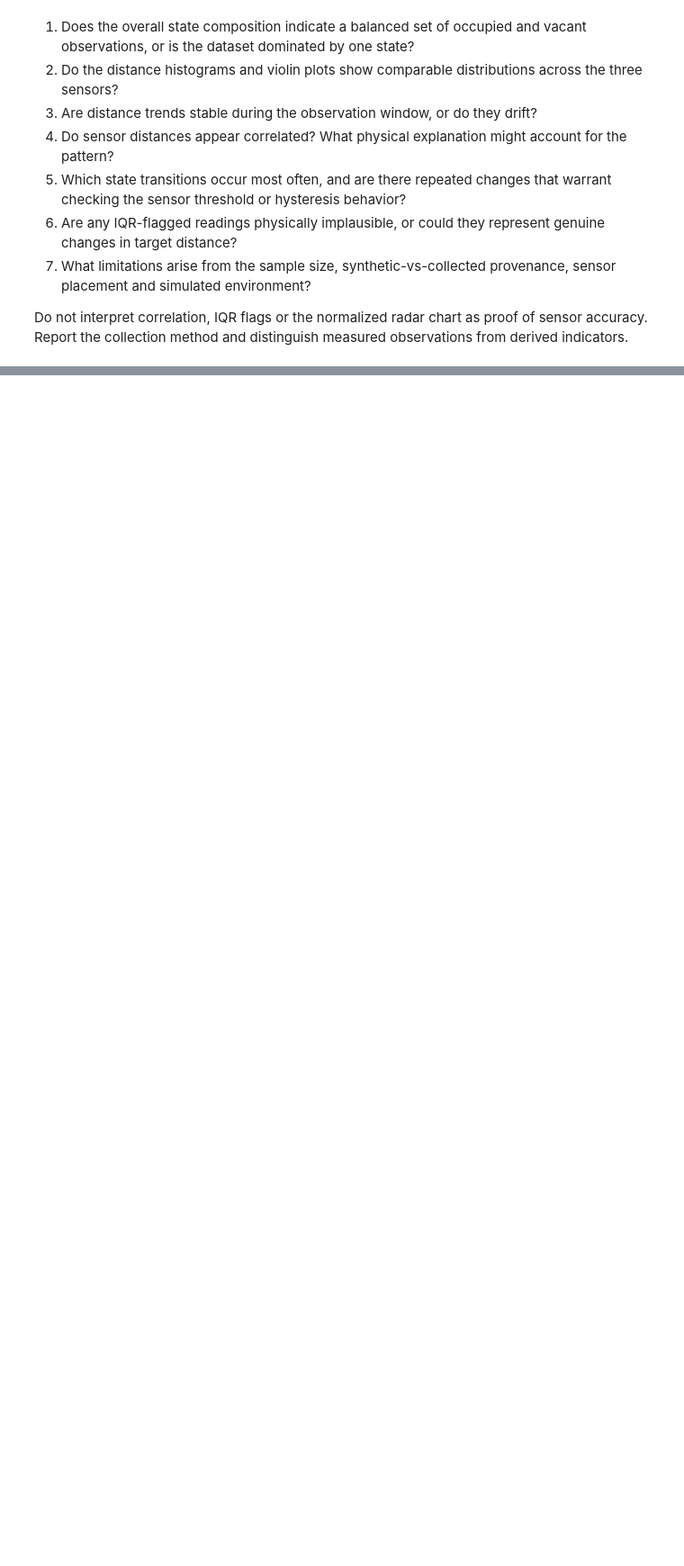
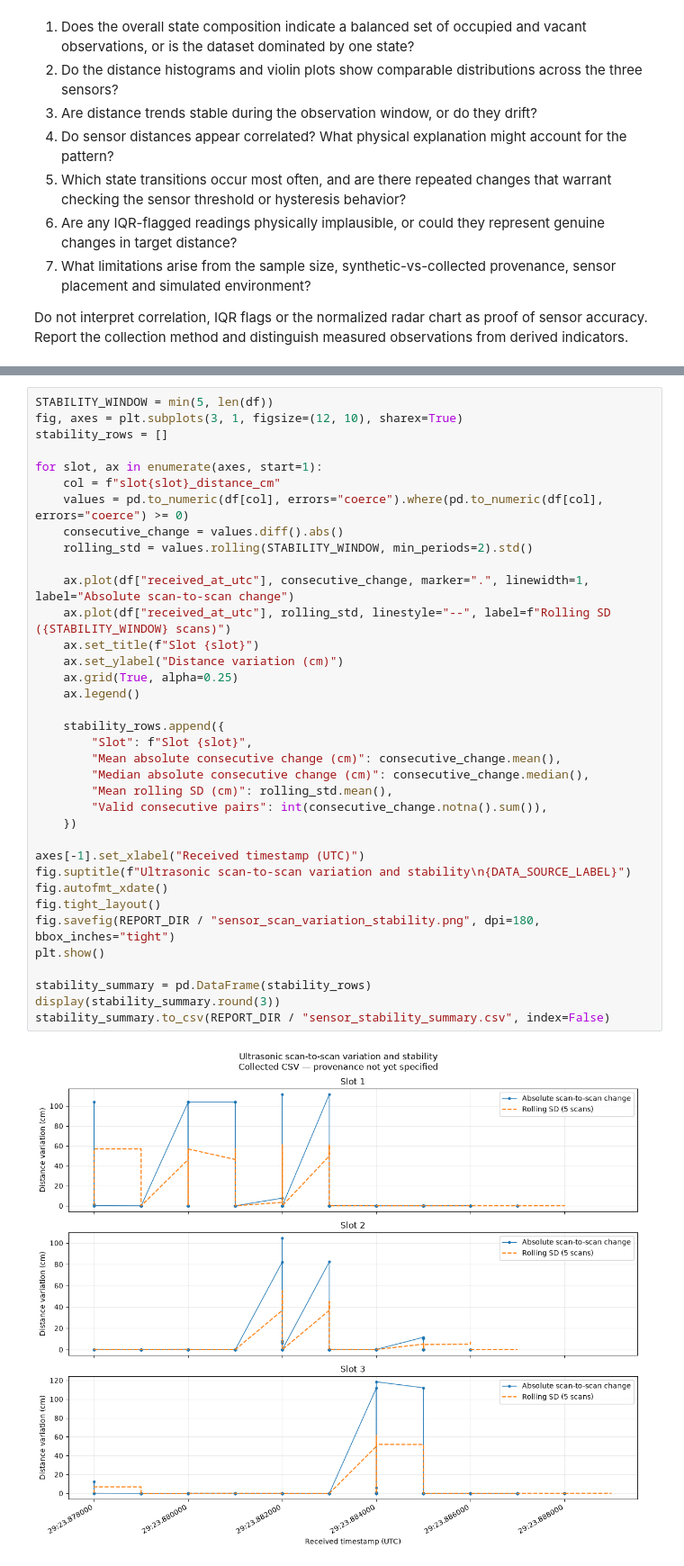
Before and after one commit to Subiswas36218/MDE-CO-06_Data-Acquisition-Technologies-and-Sensor-Networks_Group_Project, a Jupyter notebook: parking_data_visualization.ipynb, the cells around one changed output, grey strips where cells are left out. Shown at 90% size. Saved outputs shown, nothing was run; the diff lists cells and outputs as text; blank space fills up the shorter version.

Commit message:
Updated Notebook and Visualizations

```diff
--- a/parking_data_visualization.ipynb
+++ b/parking_data_visualization.ipynb
@@ -965,0 +974,38 @@ Do not interpret correlation, IQR flags or the normalized radar chart as proof o
+# %%
+STABILITY_WINDOW = min(5, len(df))
+fig, axes = plt.subplots(3, 1, figsize=(12, 10), sharex=True)
+stability_rows = []
+
+for slot, ax in enumerate(axes, start=1):
+    col = f"slot{slot}_distance_cm"
+    values = pd.to_numeric(df[col], errors="coerce").where(pd.to_numeric(df[col], errors="coerce") >= 0)
+    consecutive_change = values.diff().abs()
+    rolling_std = values.rolling(STABILITY_WINDOW, min_periods=2).std()
+
+    ax.plot(df["received_at_utc"], consecutive_change, marker=".", linewidth=1, label="Absolute scan-to-scan change")
+    ax.plot(df["received_at_utc"], rolling_std, linestyle="--", label=f"Rolling SD ({STABILITY_WINDOW} scans)")
+    ax.set_title(f"Slot {slot}")
+    ax.set_ylabel("Distance variation (cm)")
+    ax.grid(True, alpha=0.25)
+    ax.legend()
+
+    stability_rows.append({
+        "Slot": f"Slot {slot}",
+        "Mean absolute consecutive change (cm)": consecutive_change.mean(),
+        "Median absolute consecutive change (cm)": consecutive_change.median(),
+        "Mean rolling SD (cm)": rolling_std.mean(),
+        "Valid consecutive pairs": int(consecutive_change.notna().sum()),
+    })
+
+axes[-1].set_xlabel("Received timestamp (UTC)")
+fig.suptitle(f"Ultrasonic scan-to-scan variation and stability\n{DATA_SOURCE_LABEL}")
+fig.autofmt_xdate()
+fig.tight_layout()
+fig.savefig(REPORT_DIR / "sensor_scan_variation_stability.png", dpi=180, bbox_inches="tight")
+plt.show()
+
+stability_summary = pd.DataFrame(stability_rows)
+display(stability_summary.round(3))
+stability_summary.to_csv(REPORT_DIR / "sensor_stability_summary.csv", index=False)
+# %% [output]
+[figure, added]
```
Also changed, not shown: parts of 16 cells of this notebook, 16 other files.
